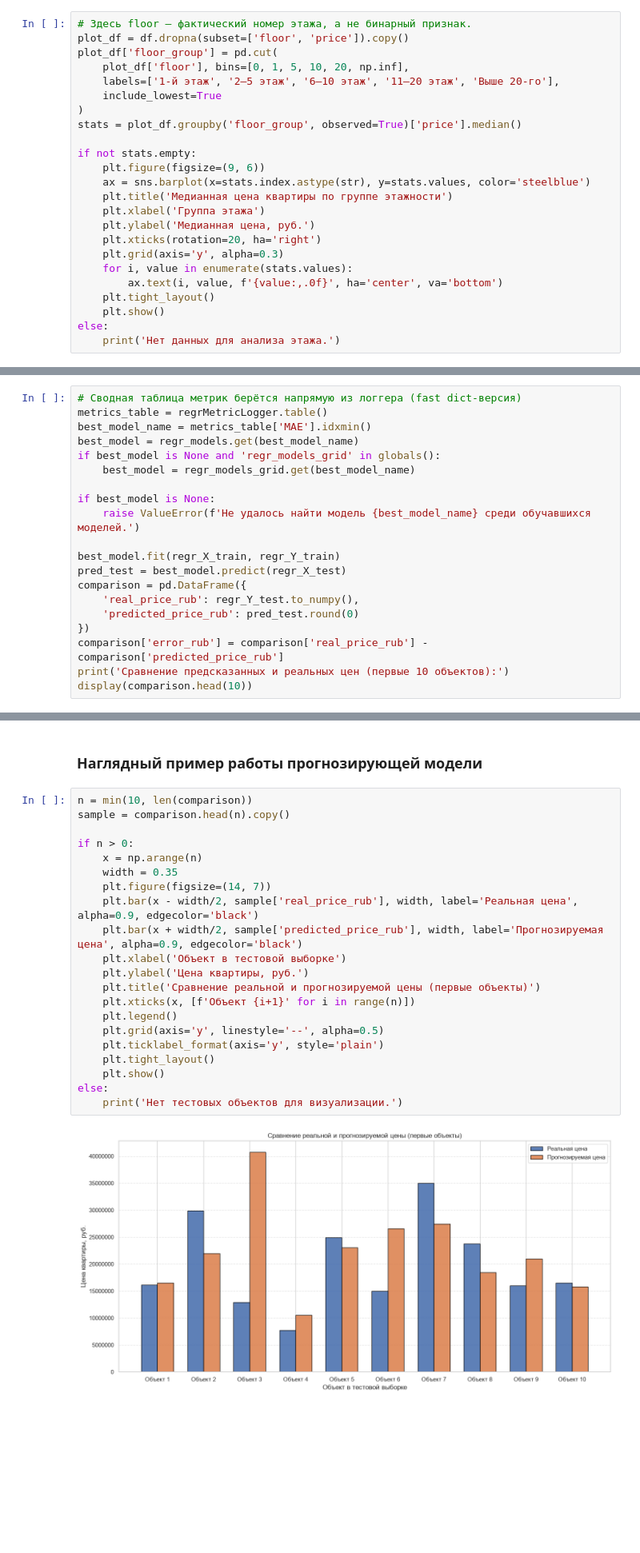
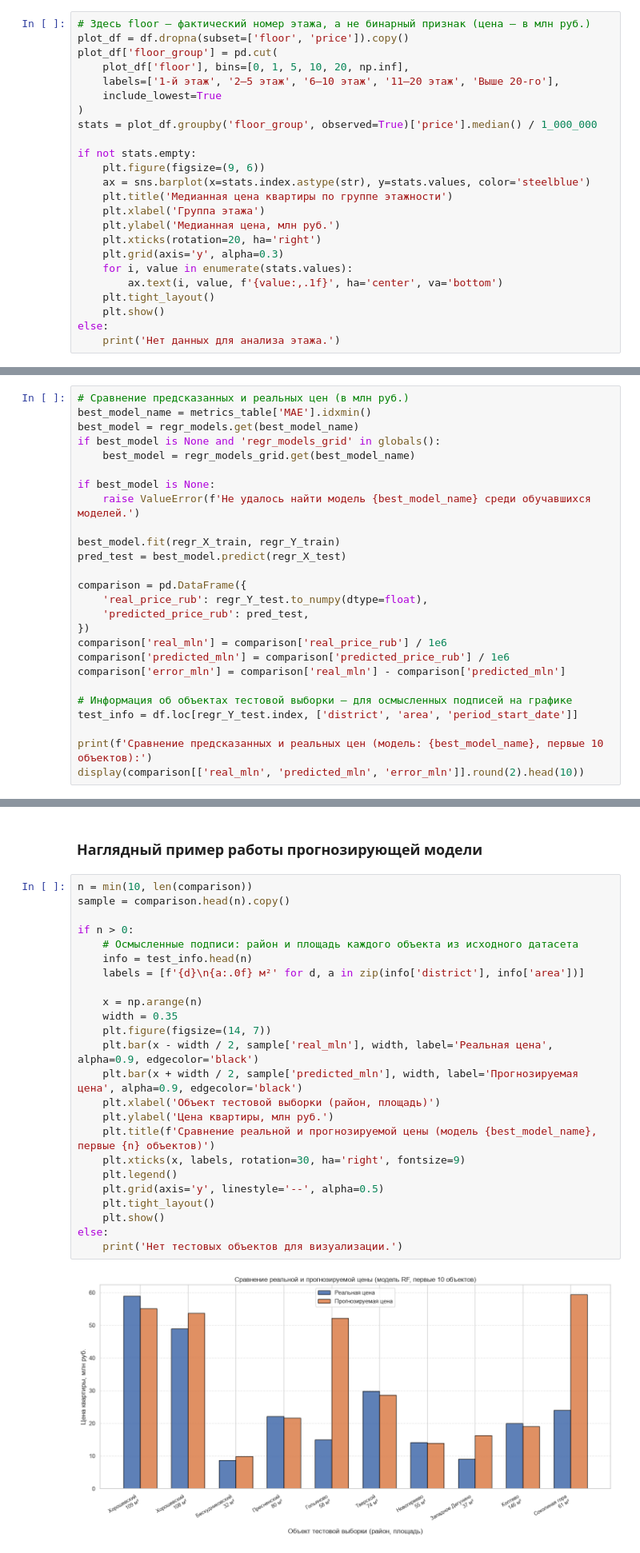
Before and after one commit to o-Anna-o/Prognosis_system, a Jupyter notebook: Prognosis_system.ipynb, the cells around one changed output, grey strips where cells are left out. Shown at 80% size. Cells and saved outputs as stored; diff of their text form; blank space fills up the shorter version.

```diff
--- a/Prognosis_system.ipynb
+++ b/Prognosis_system.ipynb
@@ -314,25 +325,25 @@ else:
 # %% [markdown]
 ### Стоимость квартир в зависимости от этажа
 # %%
-# Здесь floor — фактический номер этажа, а не бинарный признак.
+# Здесь floor — фактический номер этажа, а не бинарный признак (цена — в млн руб.)
 plot_df = df.dropna(subset=['floor', 'price']).copy()
 plot_df['floor_group'] = pd.cut(
     plot_df['floor'], bins=[0, 1, 5, 10, 20, np.inf],
     labels=['1-й этаж', '2–5 этаж', '6–10 этаж', '11–20 этаж', 'Выше 20-го'],
     include_lowest=True
 )
-stats = plot_df.groupby('floor_group', observed=True)['price'].median()
+stats = plot_df.groupby('floor_group', observed=True)['price'].median() / 1_000_000
 
 if not stats.empty:
     plt.figure(figsize=(9, 6))
     ax = sns.barplot(x=stats.index.astype(str), y=stats.values, color='steelblue')
     plt.title('Медианная цена квартиры по группе этажности')
     plt.xlabel('Группа этажа')
-    plt.ylabel('Медианная цена, руб.')
+    plt.ylabel('Медианная цена, млн руб.')
     plt.xticks(rotation=20, ha='right')
     plt.grid(axis='y', alpha=0.3)
     for i, value in enumerate(stats.values):
-        ax.text(i, value, f'{value:,.0f}', ha='center', va='bottom')
+        ax.text(i, value, f'{value:,.1f}', ha='center', va='bottom')
     plt.tight_layout()
     plt.show()
 else:
@@ -681,6 +860,5 @@ display(regrMetricLogger.table())
 # %%
-# Сводная таблица метрик берётся напрямую из логгера (fast dict-версия)
-metrics_table = regrMetricLogger.table()
+# Сравнение предсказанных и реальных цен (в млн руб.)
 best_model_name = metrics_table['MAE'].idxmin()
 best_model = regr_models.get(best_model_name)
 if best_model is None and 'regr_models_grid' in globals():
@@ -691,11 +869,18 @@ if best_model is None:
 
 best_model.fit(regr_X_train, regr_Y_train)
 pred_test = best_model.predict(regr_X_test)
+
 comparison = pd.DataFrame({
-    'real_price_rub': regr_Y_test.to_numpy(),
-    'predicted_price_rub': pred_test.round(0)
+    'real_price_rub': regr_Y_test.to_numpy(dtype=float),
+    'predicted_price_rub': pred_test,
 })
-comparison['error_rub'] = comparison['real_price_rub'] - comparison['predicted_price_rub']
-print('Сравнение предсказанных и реальных цен (первые 10 объектов):')
-display(comparison.head(10))
+comparison['real_mln'] = comparison['real_price_rub'] / 1e6
+comparison['predicted_mln'] = comparison['predicted_price_rub'] / 1e6
+comparison['error_mln'] = comparison['real_mln'] - comparison['predicted_mln']
+
+# Информация об объектах тестовой выборки — для осмысленных подписей на графике
+test_info = df.loc[regr_Y_test.index, ['district', 'area', 'period_start_date']]
+
+print(f'Сравнение предсказанных и реальных цен (модель: {best_model_name}, первые 10 объектов):')
+display(comparison[['real_mln', 'predicted_mln', 'error_mln']].round(2).head(10))
 # %% [output]
@@ -716,26 +901,29 @@ display(comparison.head(10))
 # %%
 n = min(10, len(comparison))
 sample = comparison.head(n).copy()
 
 if n > 0:
+    # Осмысленные подписи: район и площадь каждого объекта из исходного датасета
+    info = test_info.head(n)
+    labels = [f'{d}\n{a:.0f} м²' for d, a in zip(info['district'], info['area'])]
+
     x = np.arange(n)
     width = 0.35
     plt.figure(figsize=(14, 7))
-    plt.bar(x - width/2, sample['real_price_rub'], width, label='Реальная цена', alpha=0.9, edgecolor='black')
-    plt.bar(x + width/2, sample['predicted_price_rub'], width, label='Прогнозируемая цена', alpha=0.9, edgecolor='black')
-    plt.xlabel('Объект в тестовой выборке')
-    plt.ylabel('Цена квартиры, руб.')
-    plt.title('Сравнение реальной и прогнозируемой цены (первые объекты)')
-    plt.xticks(x, [f'Объект {i+1}' for i in range(n)])
+    plt.bar(x - width / 2, sample['real_mln'], width, label='Реальная цена', alpha=0.9, edgecolor='black')
+    plt.bar(x + width / 2, sample['predicted_mln'], width, label='Прогнозируемая цена', alpha=0.9, edgecolor='black')
+    plt.xlabel('Объект тестовой выборки (район, площадь)')
+    plt.ylabel('Цена квартиры, млн руб.')
+    plt.title(f'Сравнение реальной и прогнозируемой цены (модель {best_model_name}, первые {n} объектов)')
+    plt.xticks(x, labels, rotation=30, ha='right', fontsize=9)
     plt.legend()
     plt.grid(axis='y', linestyle='--', alpha=0.5)
-    plt.ticklabel_format(axis='y', style='plain')
     plt.tight_layout()
     plt.show()
 else:
     print('Нет тестовых объектов для визуализации.')
 # %% [output]
-[figure, old version]
+[figure, new version]
 # %% [markdown]
 ### Диагностика качества лучшей модели
 визуализация предсказаний и анализ ошибок на тестовой выборке
```
Also changed, not shown: parts of 31 cells of this notebook.
